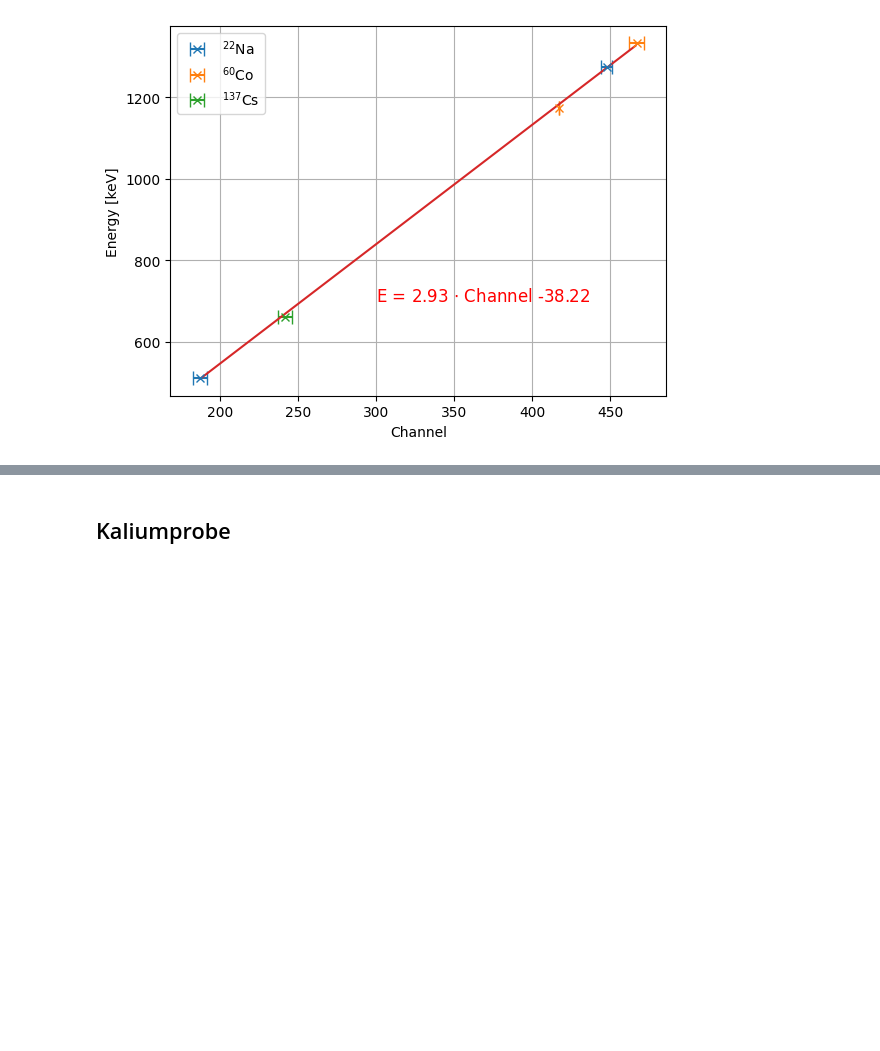
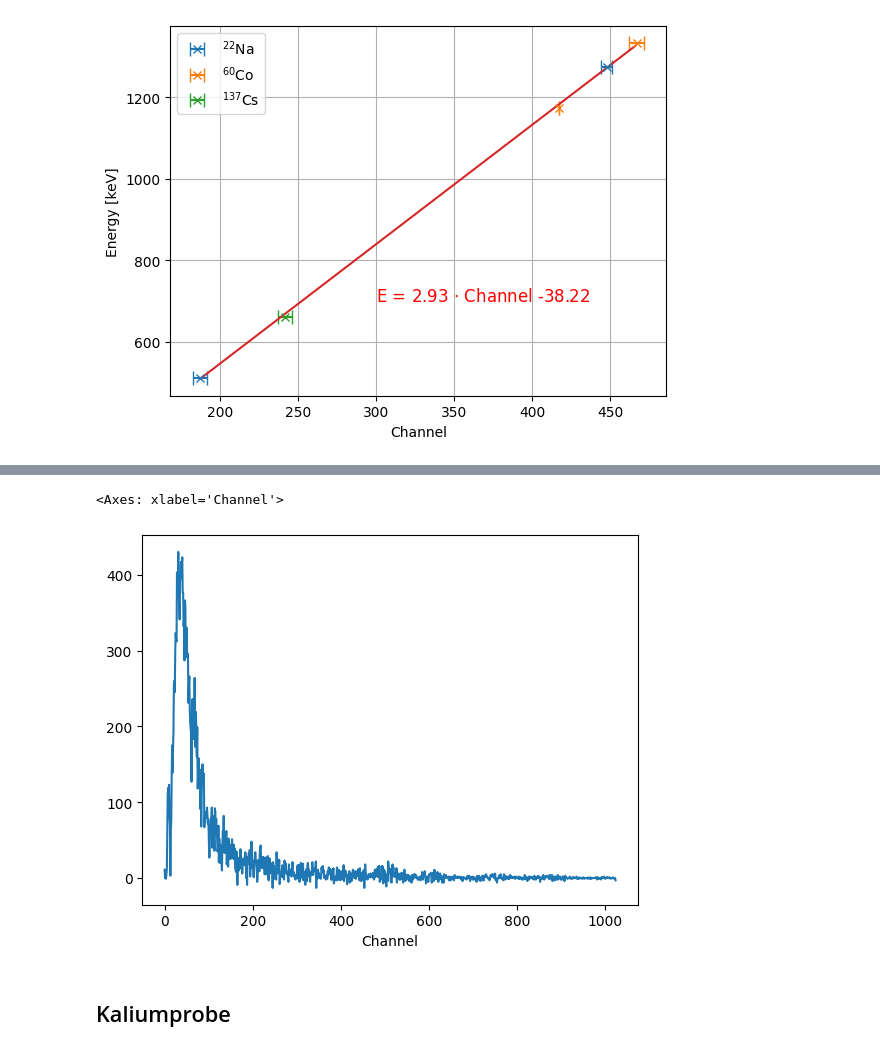
Before and after one commit to RombusBombus/AP3, a Jupyter notebook: RAD/RAD.ipynb, the cells around one changed output, grey strips where cells are left out. Cells and saved outputs as stored; diff of their text form; code cells hidden in the pictures; blank space fills up the shorter version.

```diff
--- a/RAD/RAD.ipynb
+++ b/RAD/RAD.ipynb
@@ -170,3 +180,8 @@ def e_channel(channel):
+# %%
+(untergrund_ohne_blei - untergrund_mit_blei).plot()
+# %% [output]
+<Axes: xlabel='Channel'>
+[figure, added]
 # %% [markdown]
 ## Kaliumprobe
 # %%
```
Also changed, not shown: parts of 16 cells of this notebook, 4 other files.
